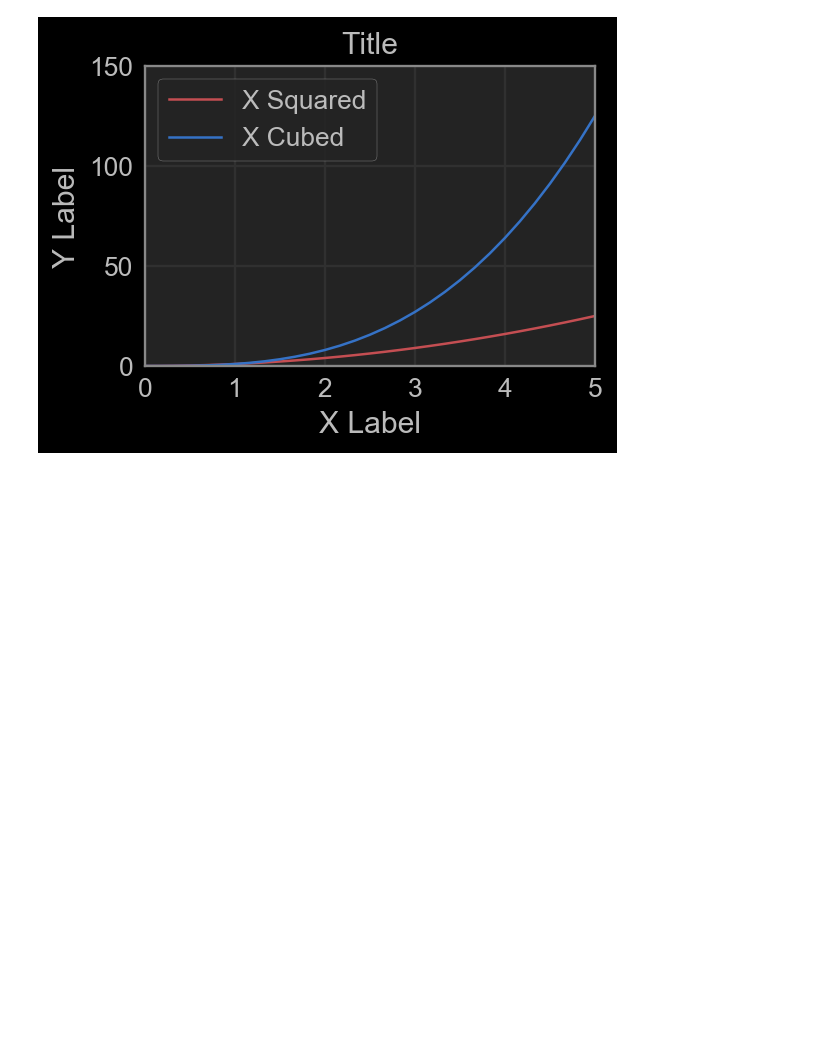
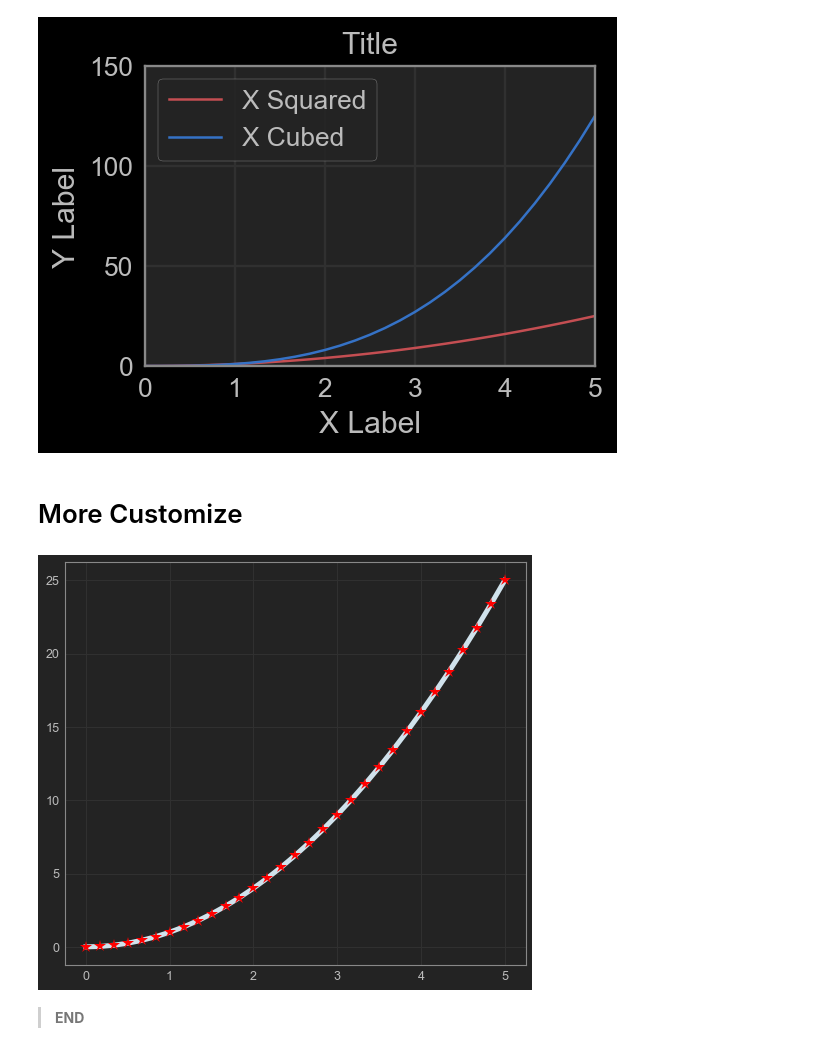
Before and after one commit to rochafialvin/python-analys, a Jupyter notebook: 3. Matplotlib.ipynb, the cells around one changed output. Cells and saved outputs as stored; diff of their text form; code cells hidden in the pictures; blank space fills up the shorter version.

```diff
--- a/3. Matplotlib.ipynb
+++ b/3. Matplotlib.ipynb
@@ -247 +249,28 @@ fig.savefig('./files/my-plot.jpg')
 fig.savefig('./files/my-plot-tight.jpg', bbox_inches='tight')
+# %% [markdown]
+# More Customize
+# %%
+fig = plt.figure()
+
+ax = fig.add_axes([0,0,1,1])
+
+# color : keyword or RGB
+# lw (line width) : integer
+# ls (line style) : - or -- or -. dsb
+# marker : titik setiap nilai : o, +, *
+# markersize : integer
+# markerfacecolor : keyword or RGB
+ax.plot(a, b,
+       color='#D0E2EC',
+        lw=5,
+        ls='-',\
+        marker= '*',
+        markersize=12,
+        markerfacecolor='red'
+       )
+
+plt.show()
+# %% [output]
+[figure, added]
+# %% [markdown]
+> **END**
```
Also changed, not shown: parts of 2 cells of this notebook.
